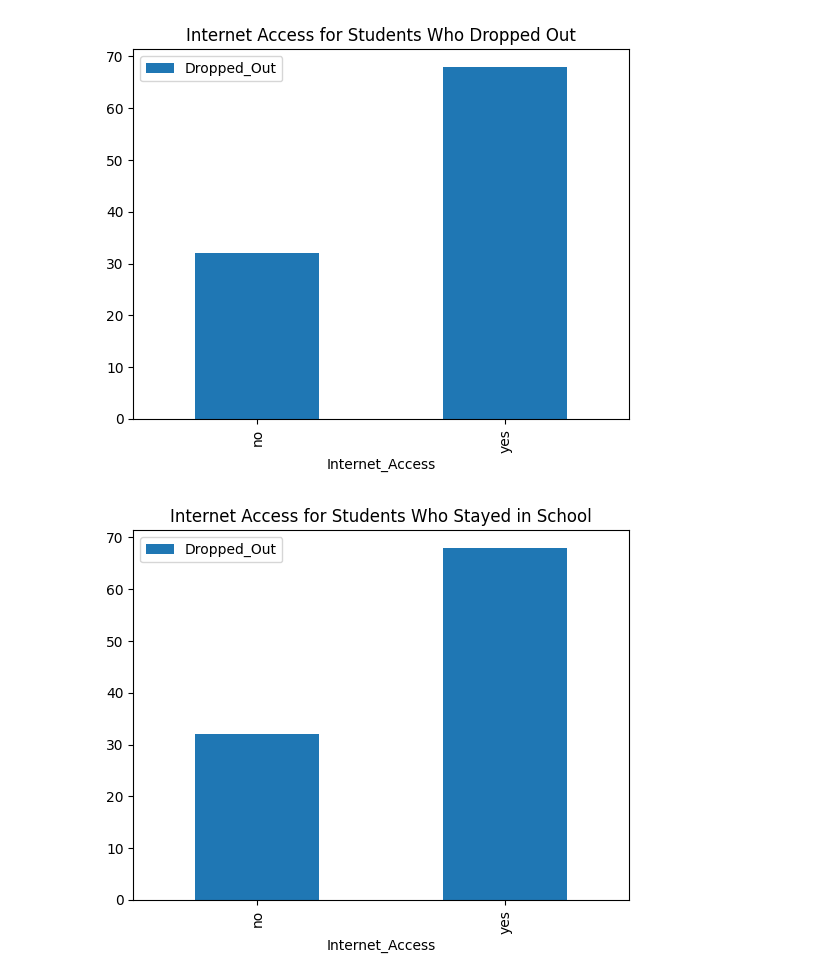
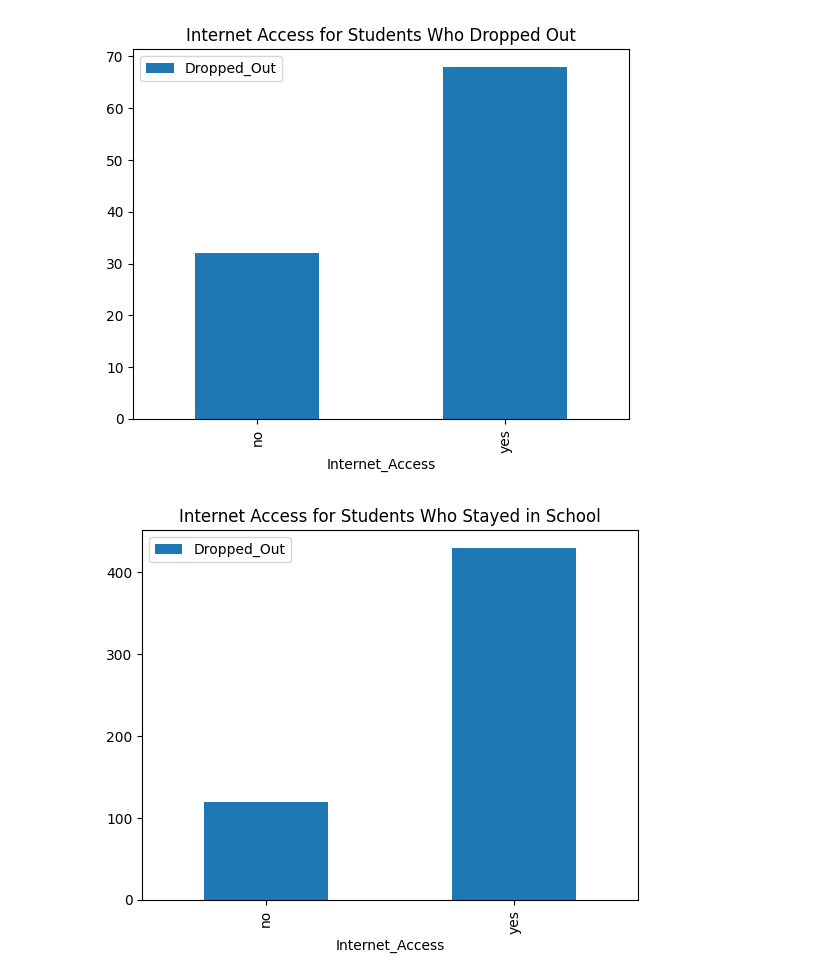
Before and after one commit to joannazhang4/Student-Dropout-Rates, a Jupyter notebook: read.ipynb, the cells around one changed output. Drawn from its saved outputs; the diff is of its cells as text; code cells hidden in the pictures.

```diff
--- a/read.ipynb
+++ b/read.ipynb
@@ -11,35 +11,52 @@ age = droppedout.groupby("Age").agg("count").reset_index()
 ageplot1= age.plot.bar(x="Age",y="Dropped_Out")
 #2- Gender
 genderplot= droppedout.groupby("Gender").agg("count").reset_index()
 genderplot1 = genderplot.plot.bar(x="Gender",y="Dropped_Out")
  #3 - Parental Status
 parentalplot= droppedout.groupby("Parental_Status").agg("count").reset_index()
 parentalplot1 = parentalplot.plot.bar(x="Parental_Status",y="Dropped_Out")
 #4- Weekday Alcohol Constumption
 wacplot = droppedout.groupby("Weekday_Alcohol_Consumption").agg("count").reset_index()
 wacplot
 wacplot1 = wacplot.plot.bar(x="Weekday_Alcohol_Consumption",y="Dropped_Out")
+
 #5 - Family Support
 #Dropped Out
 famSupport = droppedout.groupby("Family_Support").agg("count").reset_index()
 famSupport1 = famSupport.plot.bar(x = "Family_Support", y = "Dropped_Out", title = "Family Support for Students Who Dropped Out" )
 #In School
 famSupport = inschool.groupby("Family_Support").agg("count").reset_index()
 famSupport2 = famSupport.plot.bar(x = "Family_Support", y = "Dropped_Out" , title = "Family Support for Students Who Stayed in School")
 
 #6 = Internet Access
 #Dropped Out
-internentAcc = droppedout.groupby("Internet_Access").agg("count").reset_index()
-internentAcc1 = internentAcc.plot.bar(x = "Internet_Access", y = "Dropped_Out", title = "Internet Access for Students Who Dropped Out")
+internetAcc = droppedout.groupby("Internet_Access").agg("count").reset_index()
+internetAcc1 = internetAcc.plot.bar(x = "Internet_Access", y = "Dropped_Out", title = "Internet Access for Students Who Dropped Out")
 #In School
-internentAcc = droppedout.groupby("Internet_Access").agg("count").reset_index()
-internentAcc2 = internentAcc.plot.bar(x = "Internet_Access", y = "Dropped_Out", title = "Internet Access for Students Who Stayed in School")
+internetAcc = inschool.groupby("Internet_Access").agg("count").reset_index()
+internetAcc2 = internetAcc.plot.bar(x = "Internet_Access", y = "Dropped_Out", title = "Internet Access for Students Who Stayed in School")
+
+#7 = Health Status
+#Dropped Out
+healthStat = droppedout.groupby("Health_Status").agg("count").reset_index()
+healthStat1 = healthStat.plot.bar(x = "Health_Status", y = "Dropped_Out", title = "Health Rating of the Students Who Dropped Out")
+#In School
+healthStat = inschool.groupby("Health_Status").agg("count").reset_index()
+healthStat2 = healthStat.plot.bar(x = "Health_Status", y = "Dropped_Out", title = "Health Rating of the Students Who Stayed in School")
+
+#8 = Weekend Alcohol Consumption
+#Dropped Out
+weekendAl = droppedout.groupby("Weekend_Alcohol_Consumption").agg("count").reset_index()
+weekendAl1 = weekendAl.plot.bar(x = "Weekend_Alcohol_Consumption", y = "Dropped_Out", title = "Weekend Alcohol Consumption of the Students Who Dropped Out")
+#In School
+weekendAl = inschool.groupby("Weekend_Alcohol_Consumption").agg("count").reset_index()
+weekendAl2 = weekendAl.plot.bar(x = "Weekend_Alcohol_Consumption", y = "Dropped_Out", title = "Weekend Alcohol Consumption of the Students Who Stayed in School")
 # %% [output]
 [figure]
 [figure]
 [figure]
 [figure]
 [figure]
 [figure]
 [figure]
-[figure, old version]
+[figure, new version]
```
Also changed, not shown: parts of 1 cell of this notebook.
